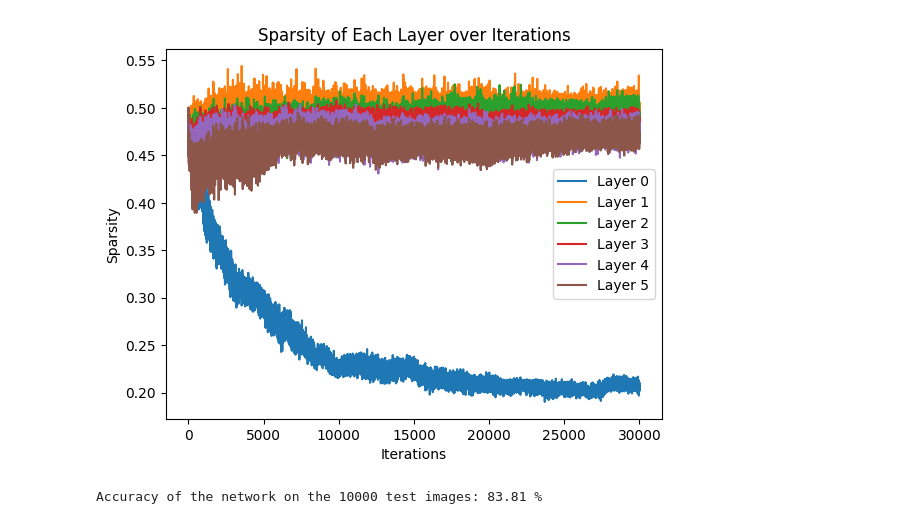
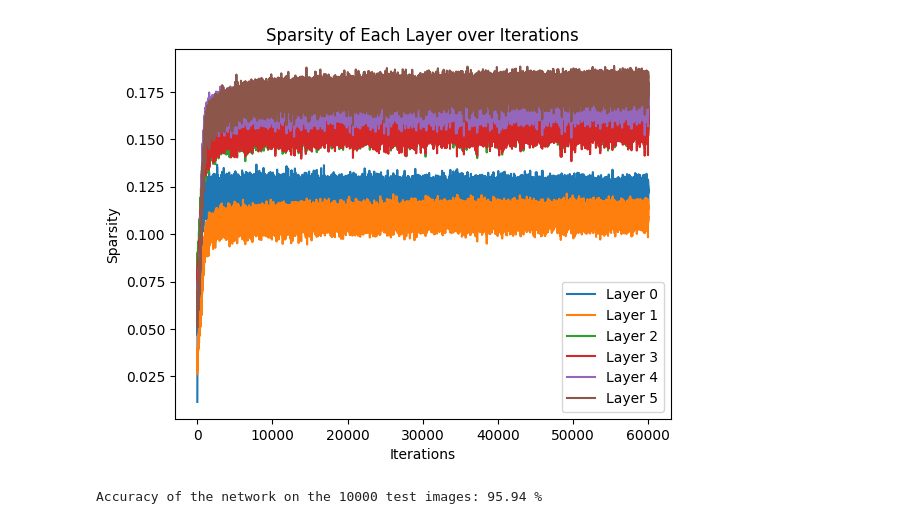
Before and after one commit to XTTTZ/e6699-project, a Jupyter notebook: train.ipynb, the cells around one changed output. Drawn from its saved outputs; the diff is of its cells as text; code cells hidden in the pictures.

```diff
--- a/train.ipynb
+++ b/train.ipynb
@@ -7,7 +7,7 @@ from torch.utils.data import DataLoader
 import matplotlib.pyplot as plt
 
 # 定义神经网络模型
-
+device=torch.device(device='cuda' if torch.cuda.is_available() else 'cpu')
 
 class NeuralNet(nn.Module):
     def __init__(self, input_size, hidden_size, num_layers, num_classes, ini_bias):
@@ -36,10 +36,10 @@ input_size = 784  # MNIST 图像大小为 28x28，展平后为 784
 hidden_size = 1024  # 隐藏层大小
 num_layers = 6  # 线性层数量
 num_classes = 10  # 类别数
-num_epochs = 5
-batch_size = 10
+num_epochs = 200
+batch_size = 200
 learning_rate = 5e-3
-ini_bias = 0
+ini_bias = -0.5
 
 # 加载 MNIST 数据集
 train_dataset = torchvision.datasets.MNIST(
@@ -57,10 +57,11 @@ test_loader = DataLoader(dataset=test_dataset,
 
 # 定义模型、损失函数和优化器
 model = NeuralNet(input_size, hidden_size, num_layers, num_classes, ini_bias)
+model = model.to(device)
 criterion = nn.CrossEntropyLoss()
-optimizer = torch.optim.Adam(model.parameters(), lr=learning_rate)
+optimizer = torch.optim.SGD(model.parameters(), lr=learning_rate)
 
-
+print(model)
 
 # 训练模型
 total_step = len(train_loader)
@@ -68,6 +69,7 @@ layer_outputs = [[] for _ in range(num_layers)]
 for epoch in range(num_epochs):
 
     for i, (images, labels) in enumerate(train_loader):
+        images,labels = images.to(device), labels.to(device)
         images = images.reshape(-1, 28*28)
 
         # 前向传播和计算损失
@@ -80,12 +82,12 @@ for epoch in range(num_epochs):
         optimizer.step()
 
         if (i+1) % 100 == 0:
-            print('Epoch [{}/{}], Step [{}/{}], Loss: {:.4f}'
-                  .format(epoch+1, num_epochs, i+1, total_step, loss.item()))
+            print(f'Epoch [{epoch+1}/{num_epochs}], Step [{i+1}/{total_step}], Loss: {loss.item()}')
 
         for j in range(num_layers):
             images_ac = torch.relu(model.layers[j](images))
-            images = nn.BatchNorm1d(hidden_size)(images_ac)
+            batch_norm_layer = nn.BatchNorm1d(hidden_size).to(device)
+            images = batch_norm_layer(images_ac)
             zero_count = (images_ac > 0).sum().item()  # 激活函数后为0的个数
             total_count = images.numel()  # 总元素数
             zero_ratio = zero_count / total_count  # 计算比例
@@ -109,6 +111,7 @@ with torch.no_grad():
     total = 0
     for images, labels in test_loader:
         images = images.reshape(-1, 28*28)
+        images, labels = images.to(device), labels.to(device)
         outputs = model(images)
         _, predicted = torch.max(outputs.data, 1)
         total += labels.size(0)
@@ -137,2 +140,2 @@ Epoch [5/5], Step [6000/6000], Loss: 0.8463
-[figure, old version]
+[figure, new version]
-Accuracy of the network on the 10000 test images: 83.81 %
+Accuracy of the network on the 10000 test images: 95.94 %
```
Also changed, not shown: parts of 1 cell of this notebook.
